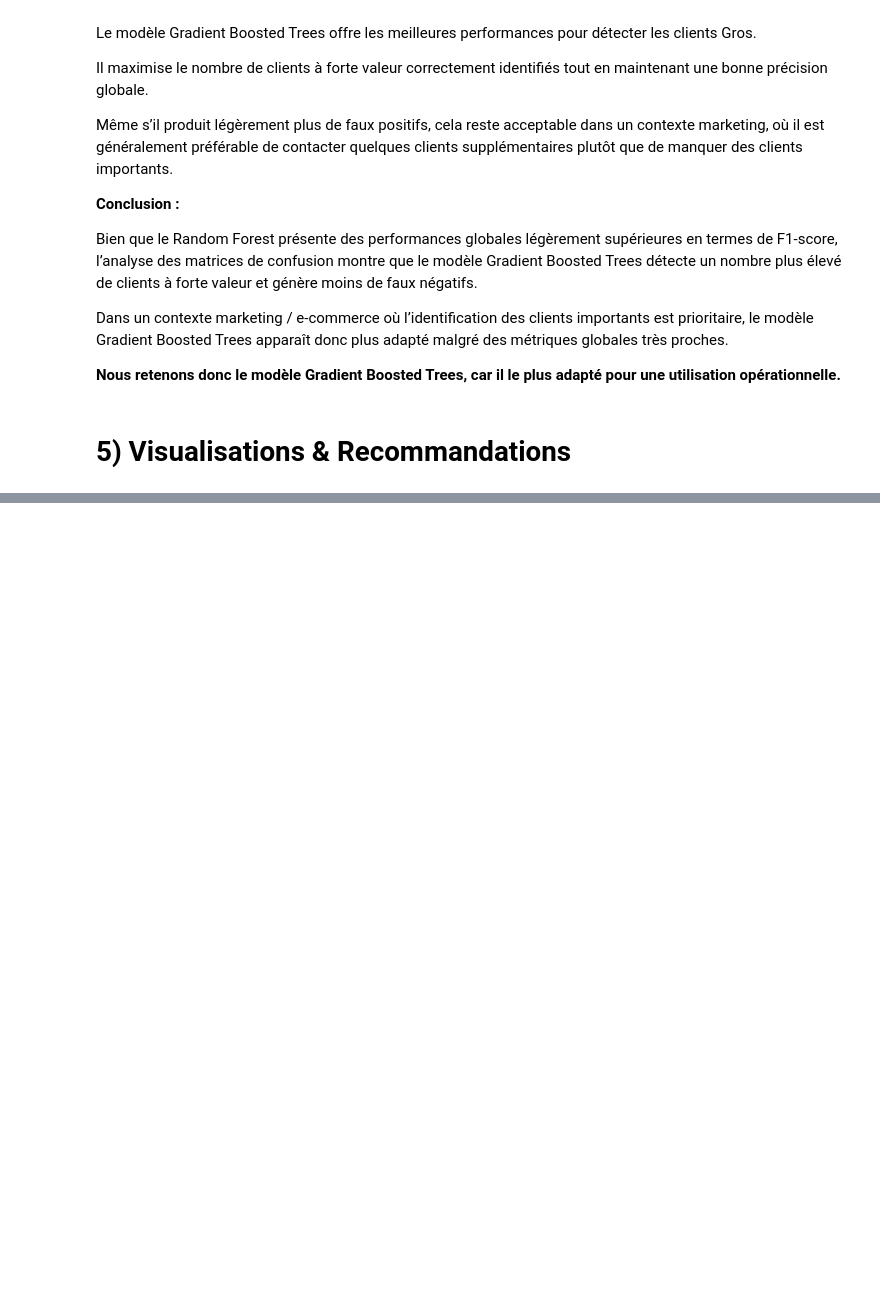
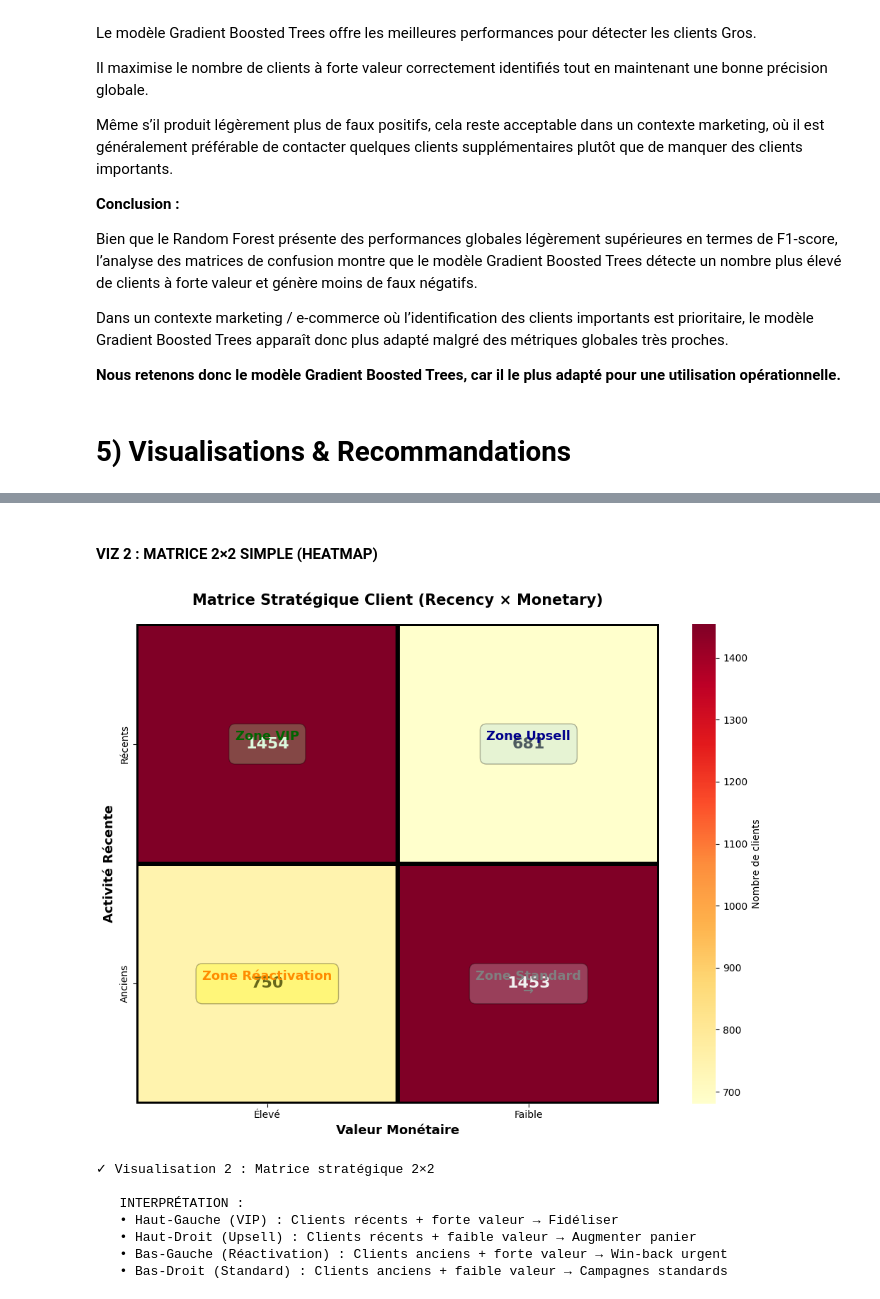
Before and after one commit to EdLac/spark-ecommerce, a Jupyter notebook: notebooks/ProjetFinal.ipynb, the cells around one changed output, grey strips where cells are left out. Drawn from its saved outputs; the diff is of its cells as text; code cells hidden in the pictures; blank space fills up the shorter version.

```diff
--- a/notebooks/ProjetFinal.ipynb
+++ b/notebooks/ProjetFinal.ipynb
@@ -2014,0 +1888,67 @@ plt.show()
+# %% [markdown]
+#### VIZ 2 : MATRICE 2×2 SIMPLE (HEATMAP)
+# %%
+# Créer une matrice 2×2 basée sur Recency et Monetary
+rfm_matrix = rfm_clustered.withColumn(
+    "Recency_Cat",
+    when(col("Recency") <= rfm_clustered.approxQuantile("Recency", [0.5], 0.01)[0], "Récents")
+    .otherwise("Anciens")
+).withColumn(
+    "Monetary_Cat",
+    when(col("Monetary") <= rfm_clustered.approxQuantile("Monetary", [0.5], 0.01)[0], "Faible")
+    .otherwise("Élevé")
+)
+
+matrix_data = rfm_matrix.groupBy("Recency_Cat", "Monetary_Cat").count().toPandas()
+matrix_pivot = matrix_data.pivot(index='Recency_Cat', columns='Monetary_Cat', values='count').fillna(0)
+
+# Réorganiser pour avoir un ordre logique
+matrix_pivot = matrix_pivot.reindex(['Récents', 'Anciens'])
+matrix_pivot = matrix_pivot[['Élevé', 'Faible']]
+
+fig, ax = plt.subplots(figsize=(10, 8))
+
+sns.heatmap(matrix_pivot, annot=True, fmt='.0f', cmap='YlOrRd',
+            cbar_kws={'label': 'Nombre de clients'},
+            linewidths=3, linecolor='black', ax=ax,
+            annot_kws={'size': 16, 'weight': 'bold'})
+
+# Annotations des zones
+ax.text(0.5, 0.5, 'Zone VIP\n', ha='center', va='center',
+        fontsize=13, weight='bold', color='darkgreen',
+        bbox=dict(boxstyle='round,pad=0.5', facecolor='lightgreen', alpha=0.3))
+
+ax.text(1.5, 0.5, 'Zone Upsell\n', ha='center', va='center',
+        fontsize=13, weight='bold', color='darkblue',
+        bbox=dict(boxstyle='round,pad=0.5', facecolor='lightblue', alpha=0.3))
+
+ax.text(0.5, 1.5, 'Zone Réactivation\n', ha='center', va='center',
+        fontsize=13, weight='bold', color='darkorange',
+        bbox=dict(boxstyle='round,pad=0.5', facecolor='yellow', alpha=0.3))
+
+ax.text(1.5, 1.5, 'Zone Standard\n→', ha='center', va='center',
+        fontsize=13, weight='bold', color='gray',
+        bbox=dict(boxstyle='round,pad=0.5', facecolor='lightgray', alpha=0.3))
+
+ax.set_xlabel('Valeur Monétaire', fontsize=13, weight='bold')
+ax.set_ylabel('Activité Récente', fontsize=13, weight='bold')
+ax.set_title('Matrice Stratégique Client (Recency × Monetary)', fontsize=15, weight='bold', pad=20)
+
+plt.tight_layout()
+plt.show()
+
+print("✓ Visualisation 2 : Matrice stratégique 2×2\n")
+print("   INTERPRÉTATION :")
+print("   • Haut-Gauche (VIP) : Clients récents + forte valeur → Fidéliser")
+print("   • Haut-Droit (Upsell) : Clients récents + faible valeur → Augmenter panier")
+print("   • Bas-Gauche (Réactivation) : Clients anciens + forte valeur → Win-back urgent")
+print("   • Bas-Droit (Standard) : Clients anciens + faible valeur → Campagnes standards\n")
+# %% [output]
+[figure, added]
+✓ Visualisation 2 : Matrice stratégique 2×2
+
+   INTERPRÉTATION :
+   • Haut-Gauche (VIP) : Clients récents + forte valeur → Fidéliser
+   • Haut-Droit (Upsell) : Clients récents + faible valeur → Augmenter panier
+   • Bas-Gauche (Réactivation) : Clients anciens + forte valeur → Win-back urgent
+   • Bas-Droit (Standard) : Clients anciens + faible valeur → Campagnes standards
```
Also changed, not shown: parts of 41 cells of this notebook.
